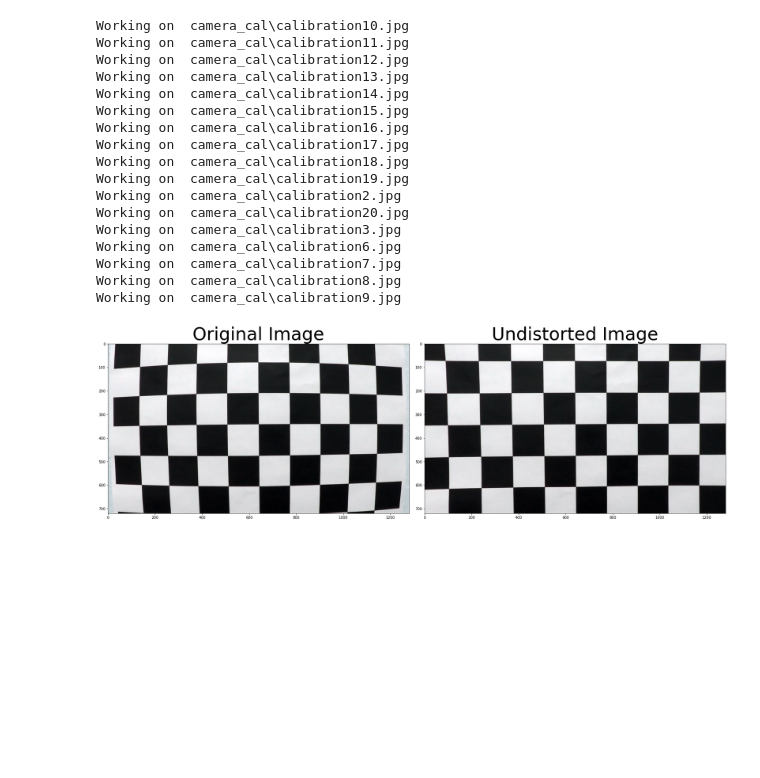
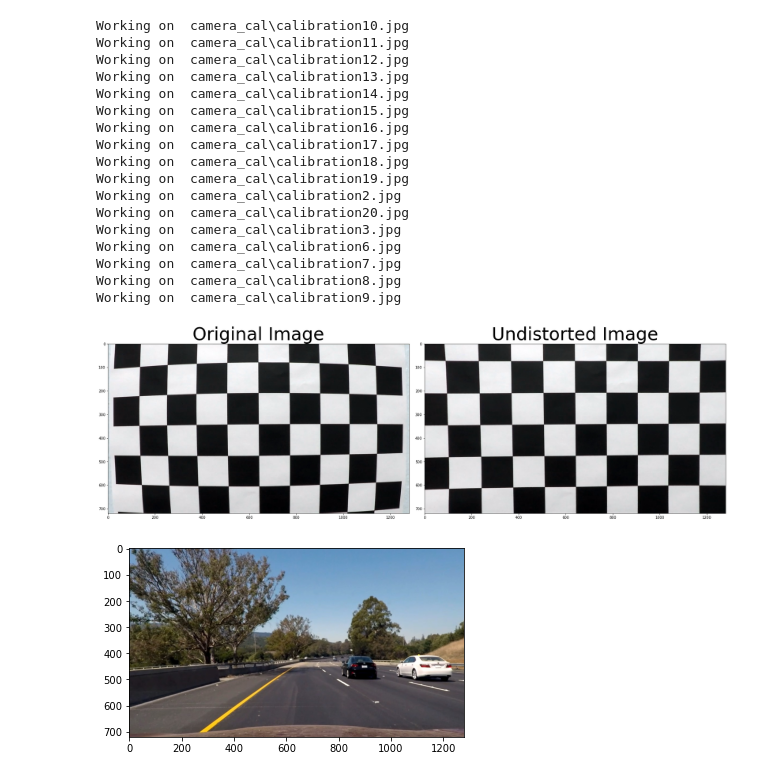
Before and after one commit to CK-Liu/P2-Advanced-LaneLines, a Jupyter notebook: camera_cal.ipynb, the cells around one changed output. Drawn from its saved outputs; the diff is of its cells as text; code cells hidden in the pictures; blank space fills up the shorter version.

```diff
--- a/camera_cal.ipynb
+++ b/camera_cal.ipynb
@@ -79,3 +79,17 @@ Working on  camera_cal\calibration7.jpg
 Working on  camera_cal\calibration8.jpg
 Working on  camera_cal\calibration9.jpg
 [figure]
+# %%
+# generate bird view image
+images = glob.glob('test_images/test*.jpg')
+
+for idx,fname in enumerate(images):
+    img = cv2.imread(fname)
+    img = cv2.undistort(img,mtx,dist,None,mtx)
+    r,g,b = cv2.split(img)
+    result = cv2.merge((b,g,r))
+    write_name = 'test_images/undistorted' + str(idx) + '.jpg'
+    cv2.imwrite(write_name, img)
+    plt.imshow(result, cmap='gray')
+# %% [output]
+[figure, added]
```
Also changed, not shown: 25 other files.
